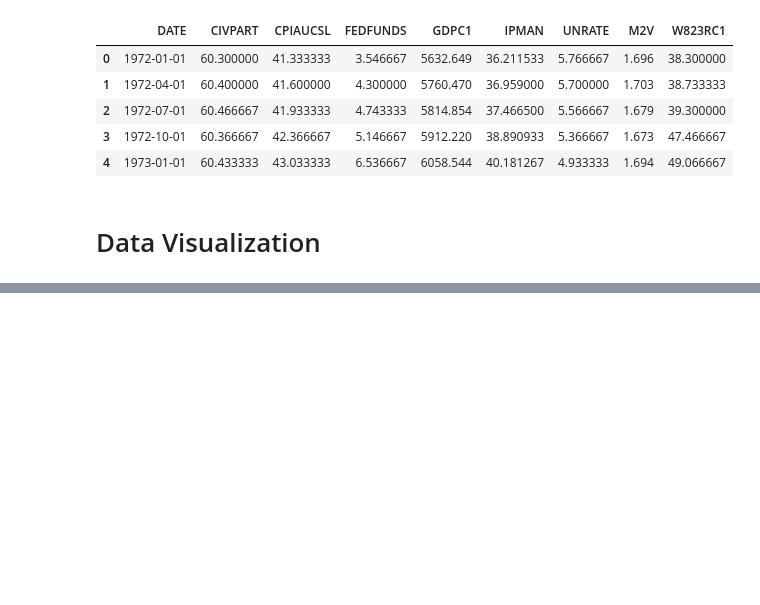
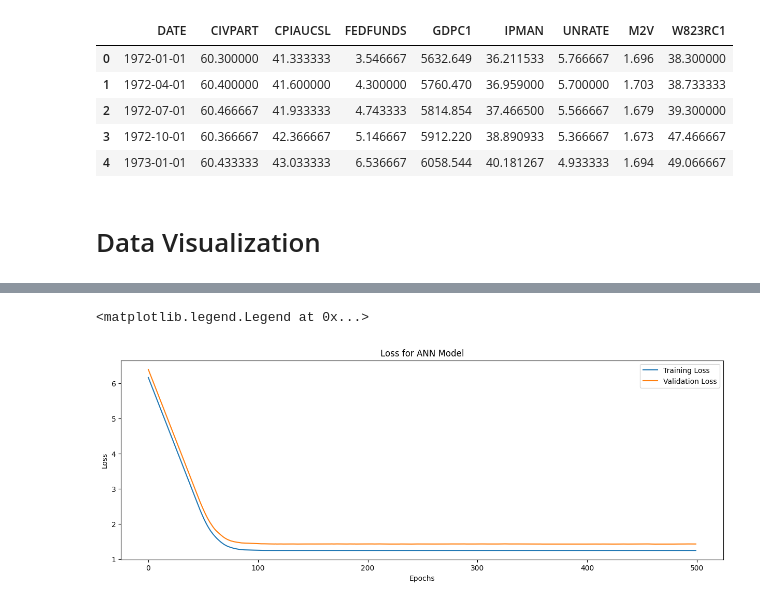
Before and after one commit to rygeorge/Unemployment-Prediction-Deep-Learning, a Jupyter notebook: Model/model.ipynb, the cells around one changed output, grey strips where cells are left out. Saved outputs shown, nothing was run; the diff lists cells and outputs as text; code cells hidden in the pictures; blank space fills up the shorter version.

```diff
--- a/Model/model.ipynb
+++ b/Model/model.ipynb
@@ -108,0 +177,10 @@ plt.show()
+# %%
+ann_model.add(Dense(50, activation='softmax', input_dim=X_train.shape[1]))
+# %%
+ann_model.add(Dense(1))
+# %%
+ann_model.compile(loss=tf.keras.losses.mae, # mae is short for mean absolute error
+              optimizer=tf.keras.optimizers.legacy.SGD(), # SGD is short for stochastic gradient descent
+              metrics=["mae"])
+# %%
+ann_model.fit(tf.expand_dims(X_train, axis=-1), y_train, epochs=500, batch_size=36, validation_data=(tf.expand_dims(X_val, axis=-1), y_val))
@@ -108,0 +206,12 @@ plt.show()
+# %%
+# Visualize the loss
+plt.figure(figsize=(15, 5))
+plt.plot(ann_model.history.history['loss'], label='Training Loss')
+plt.plot(ann_model.history.history['val_loss'], label='Validation Loss')
+plt.title('Loss for ANN Model')
+plt.xlabel('Epochs')
+plt.ylabel('Loss')
+plt.legend()
+# %% [output]
+<matplotlib.legend.Legend at 0x...>
+[figure, added]
```
Also changed, not shown: parts of 26 cells of this notebook, 1 other file.
